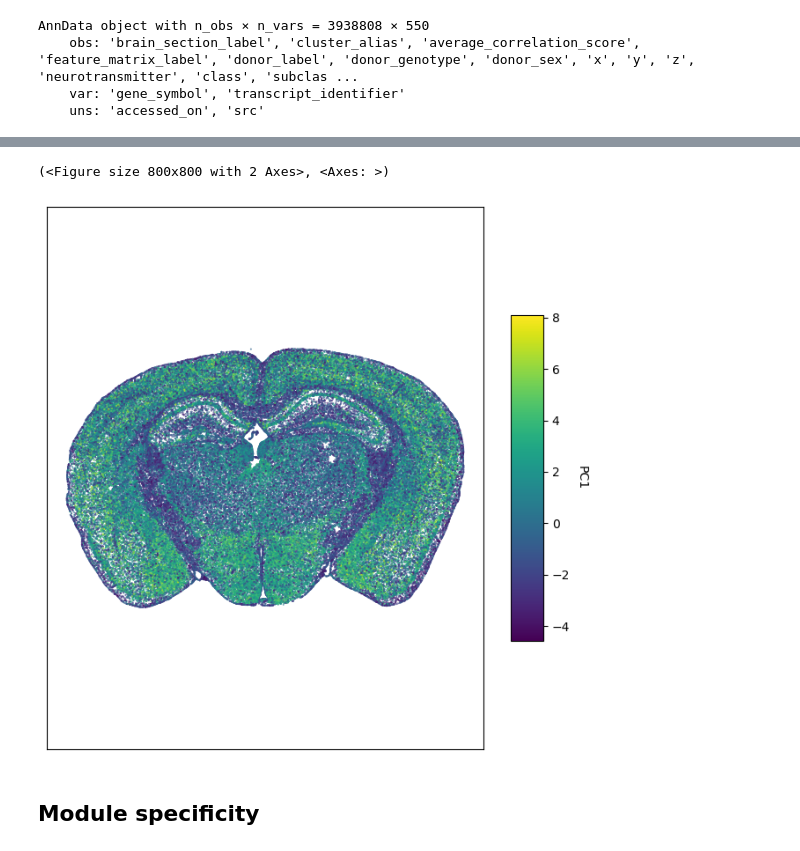
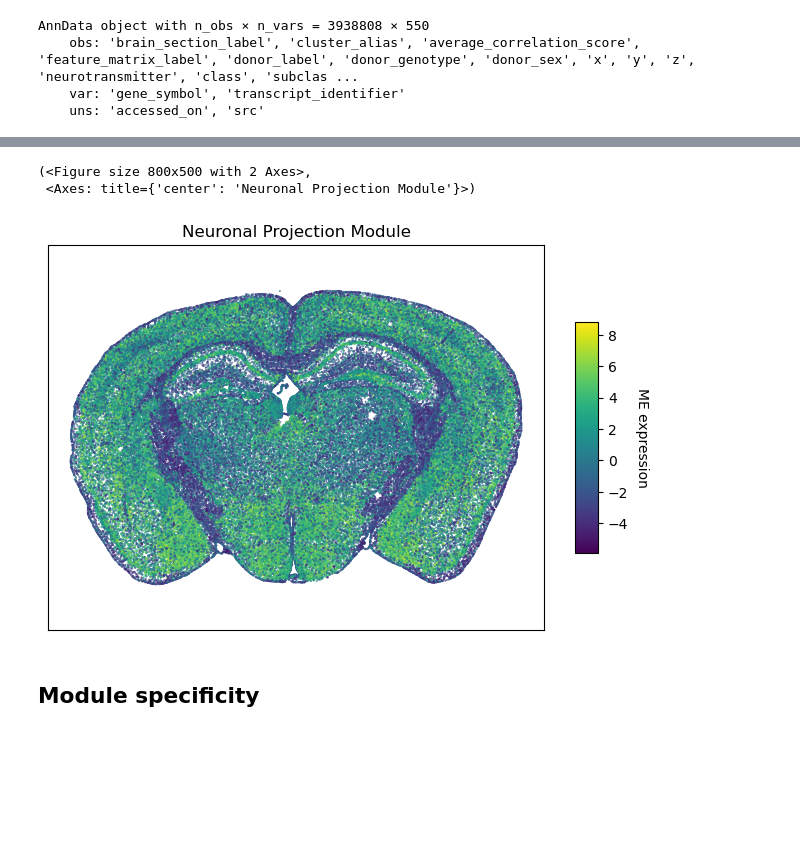
Before and after one commit to BioProteanLabs/ABCA_analysis, a Jupyter notebook: MERFISH/04_ME_explore.ipynb, the cells around one changed output, grey strips where cells are left out. Saved outputs shown, nothing was run; the diff lists cells and outputs as text; code cells hidden in the pictures; blank space fills up the shorter version.

```diff
--- a/MERFISH/04_ME_explore.ipynb
+++ b/MERFISH/04_ME_explore.ipynb
@@ -24,7 +24,6 @@ AnnData object with n_obs × n_vars = 3938808 × 550
 # %%
-modules_df = pd.read_csv(
-    "/data/scRNA/ABCA/AIBS/AWS/expression_matrices/WMB-10Xv3/20230630/outputs/WMB-10Xv3-Isocortex-1-raw-sc-wgcna-modules.csv",
-    index_col = "Unnamed: 0")
-print("All module colors (names): ", modules_df["color"].unique())
+# Loading Module Eigengenes dataframe
+base_path = Path("/data/scRNA/ABCA/AIBS/AWS/expression_matrices/WMB-10Xv3/20230630/outputs")
+modules_df = pd.read_csv(base_path / f"WMB-10Xv3-{select_region}-raw-mc-wgcna-modules.csv", index_col="Unnamed: 0")
 modules_df.head()
 # %% [output]
@@ -45 +36,4 @@ Steps to get Module Eigengenes for MERFISH cells:
+# %%
+# Selecting the module of interest
+select_module = "Isocortex-M2"
 # %%
@@ -72,6 +58,5 @@ AnnData object with n_obs × n_vars = 3938808 × 53
 # %%
-def plot_pca(xx, yy, cc=None, val=None, adata=None, pc_component=None,
-                 fig_width=8, fig_height=8, cmap=None, cbar_label=None):
+def plot_pca(xx, yy, cc=None, val=None, adata=None, pc_component=None, fig_width=8, fig_height=8, cmap=None, cbar_label=None, title=None):
     fig, ax = plt.subplots()
     fig.set_size_inches(fig_width, fig_height)
     scatter_plot = None  # To hold the scatter plot object
@@ -83,7 +68,7 @@ def plot_pca(xx, yy, cc=None, val=None, adata=None, pc_component=None,
         val = adata.obsm['X_pca'][:, pc_component]
         cmap = cmap or 'viridis'
         scatter_plot = ax.scatter(xx, yy, s=0.5, c=val, marker='.', cmap=cmap)
-        cbar_label = cbar_label or f'PC{pc_component + 1}'  # Auto-label for PCA
+        cbar_label = cbar_label or f'ME expression'
 
     # Regular colormap coloring
     elif cmap is not None:
@@ -107,6 +92,11 @@ def plot_pca(xx, yy, cc=None, val=None, adata=None, pc_component=None,
     ax.set_ylim(11, 0)
     ax.set_xlim(0, 11)
     ax.axis('equal')
+
+    if title is not None:
+        ax.set_title(title)
+    else:
+        ax.set_title(f"Module eigengene for {select_module}")
     ax.set_xticks([])
     ax.set_yticks([])
     return fig, ax
@@ -123,8 +117,16 @@ View of AnnData object with n_obs × n_vars = 120186 × 53
 # %%
-plot_pca(adata_section.obs['x'], adata_section.obs['y'], adata=adata_section, pc_component=0, cmap='viridis')
+plot_pca(
+    adata_section.obs['x'],
+    adata_section.obs['y'],
+    adata=adata_section,
+    pc_component=0,
+    cmap='viridis',
+    fig_height=5,
+    title=f"{module_names[select_module]}",)
 # %% [output]
-(<Figure size 800x800 with 2 Axes>, <Axes: >)
+(<Figure size 800x500 with 2 Axes>,
+ <Axes: title={'center': 'Neuronal Projection Module'}>)
-[figure, old version]
+[figure, new version]
 # %% [markdown]
 ## Module specificity
 # %%
```
Also changed, not shown: parts of 11 cells of this notebook, 18 other files.
